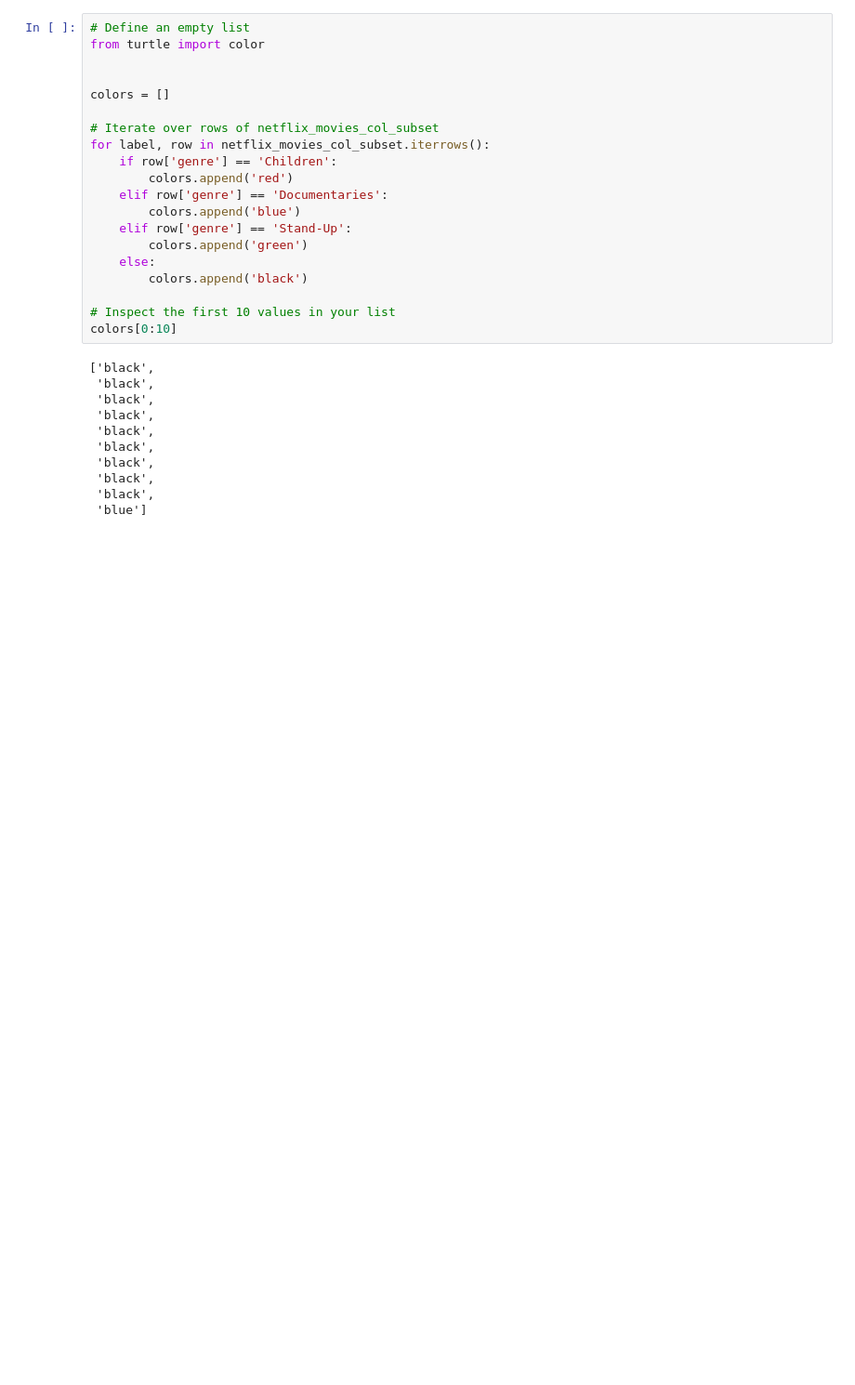
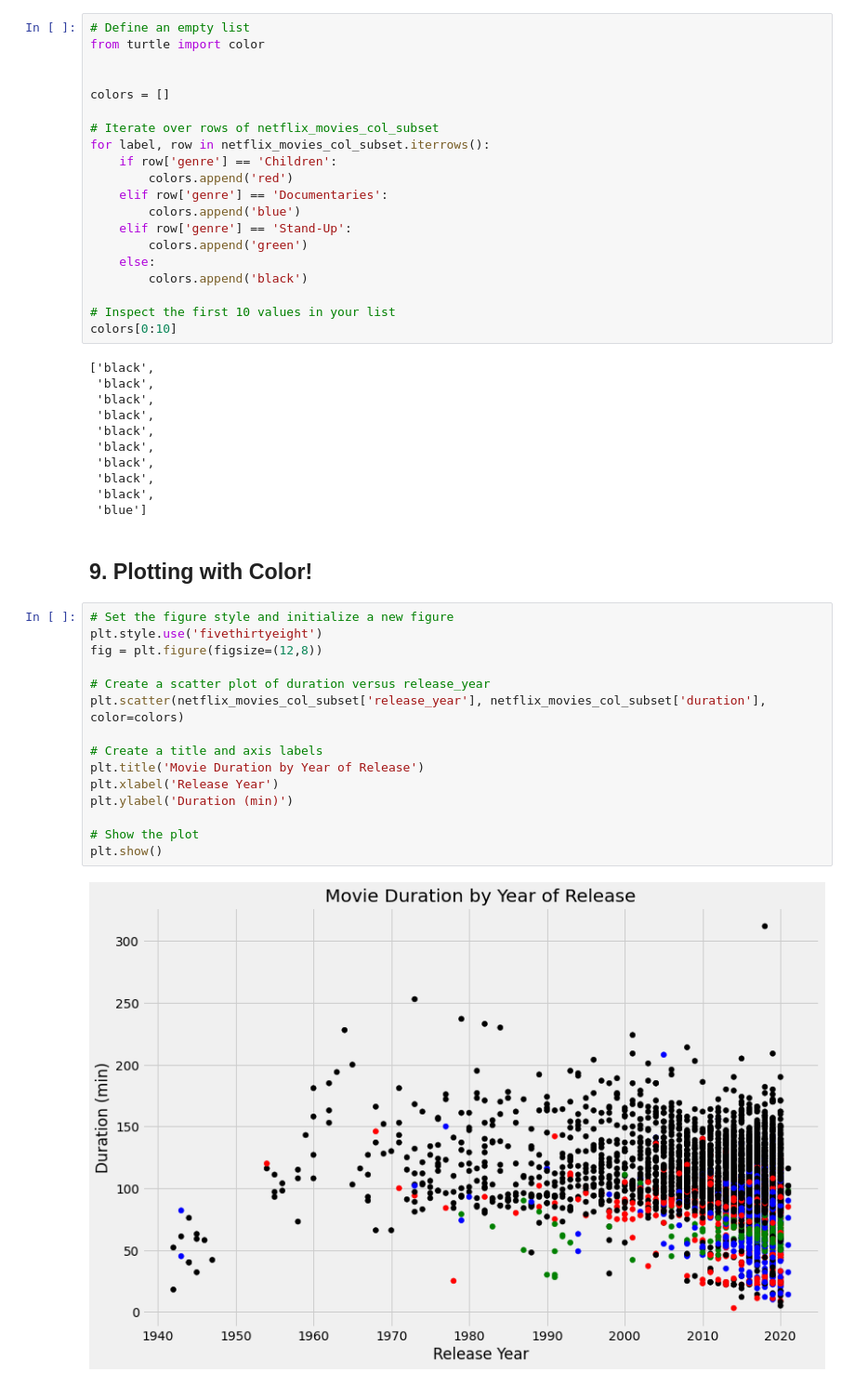
Before and after one commit to Abito21/Investigating-Netflix-Movies, a Jupyter notebook: solution.ipynb, the cells around one changed output. Shown: that part at 93% size. Saved outputs shown, nothing was run; the diff lists cells and outputs as text; blank space fills up the shorter version.

Commit message:
Visualize Plot using Colors

```diff
--- a/solution.ipynb
+++ b/solution.ipynb
@@ -180,3 +180,22 @@ colors[0:10]
  'black',
  'black',
  'blue']
+# %% [markdown]
+## 9. Plotting with Color!
+# %%
+# Set the figure style and initialize a new figure
+plt.style.use('fivethirtyeight')
+fig = plt.figure(figsize=(12,8))
+
+# Create a scatter plot of duration versus release_year
+plt.scatter(netflix_movies_col_subset['release_year'], netflix_movies_col_subset['duration'], color=colors)
+
+# Create a title and axis labels
+plt.title('Movie Duration by Year of Release')
+plt.xlabel('Release Year')
+plt.ylabel('Duration (min)')
+
+# Show the plot
+plt.show()
+# %% [output]
+[figure, added]
```
